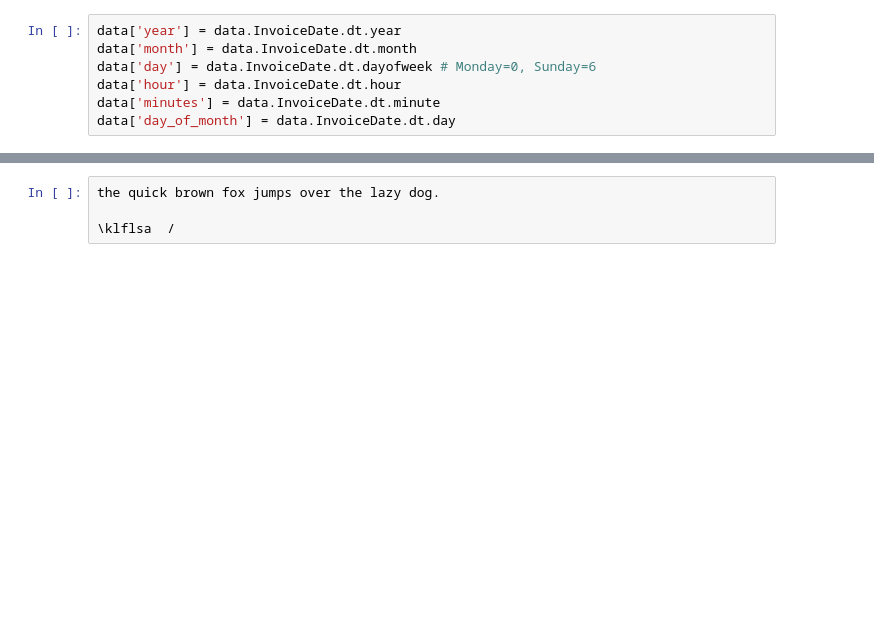
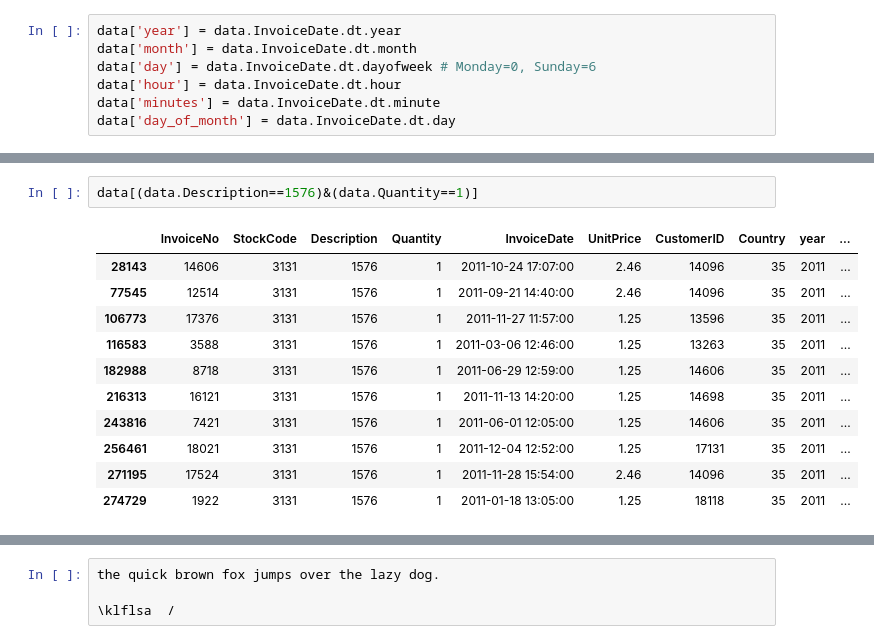
Before and after one commit to gunnerVivek/Foretelling-Retail-price-using-Multivariate-Regression, a Jupyter notebook: analysis.ipynb, the cells around one changed output, grey strips where cells are left out. Saved outputs shown, nothing was run; the diff lists cells and outputs as text; blank space fills up the shorter version.

```diff
--- a/analysis.ipynb
+++ b/analysis.ipynb
@@ -161,0 +207,14 @@ data[data.Quantity < 0]
+# %%
+data[(data.Description==1576)&(data.Quantity==1)]
+# %% [output]
+|  | InvoiceNo | StockCode | Description | Quantity | InvoiceDate | UnitPrice | CustomerID | Country | year | ... |
+| 28143 | 14606 | 3131 | 1576 | 1 | 2011-10-24 17:07:00 | 2.46 | 14096 | 35 | 2011 | ... |
+| 77545 | 12514 | 3131 | 1576 | 1 | 2011-09-21 14:40:00 | 2.46 | 14096 | 35 | 2011 | ... |
+| 106773 | 17376 | 3131 | 1576 | 1 | 2011-11-27 11:57:00 | 1.25 | 13596 | 35 | 2011 | ... |
+| 116583 | 3588 | 3131 | 1576 | 1 | 2011-03-06 12:46:00 | 1.25 | 13263 | 35 | 2011 | ... |
+| 182988 | 8718 | 3131 | 1576 | 1 | 2011-06-29 12:59:00 | 1.25 | 14606 | 35 | 2011 | ... |
+| 216313 | 16121 | 3131 | 1576 | 1 | 2011-11-13 14:20:00 | 1.25 | 14698 | 35 | 2011 | ... |
+| 243816 | 7421 | 3131 | 1576 | 1 | 2011-06-01 12:05:00 | 1.25 | 14606 | 35 | 2011 | ... |
+| 256461 | 18021 | 3131 | 1576 | 1 | 2011-12-04 12:52:00 | 1.25 | 17131 | 35 | 2011 | ... |
+| 271195 | 17524 | 3131 | 1576 | 1 | 2011-11-28 15:54:00 | 2.46 | 14096 | 35 | 2011 | ... |
+| 274729 | 1922 | 3131 | 1576 | 1 | 2011-01-18 13:05:00 | 1.25 | 18118 | 35 | 2011 | ... |
```
Also changed, not shown: parts of 19 cells of this notebook.
